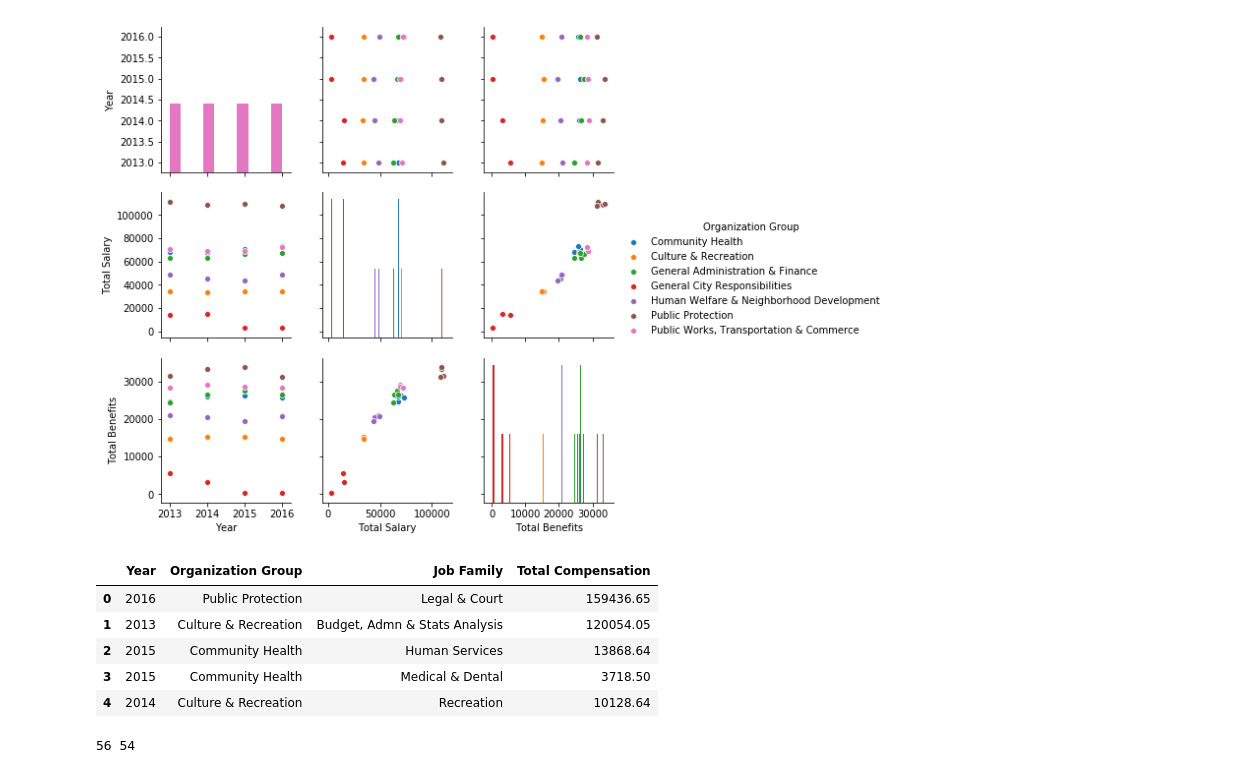
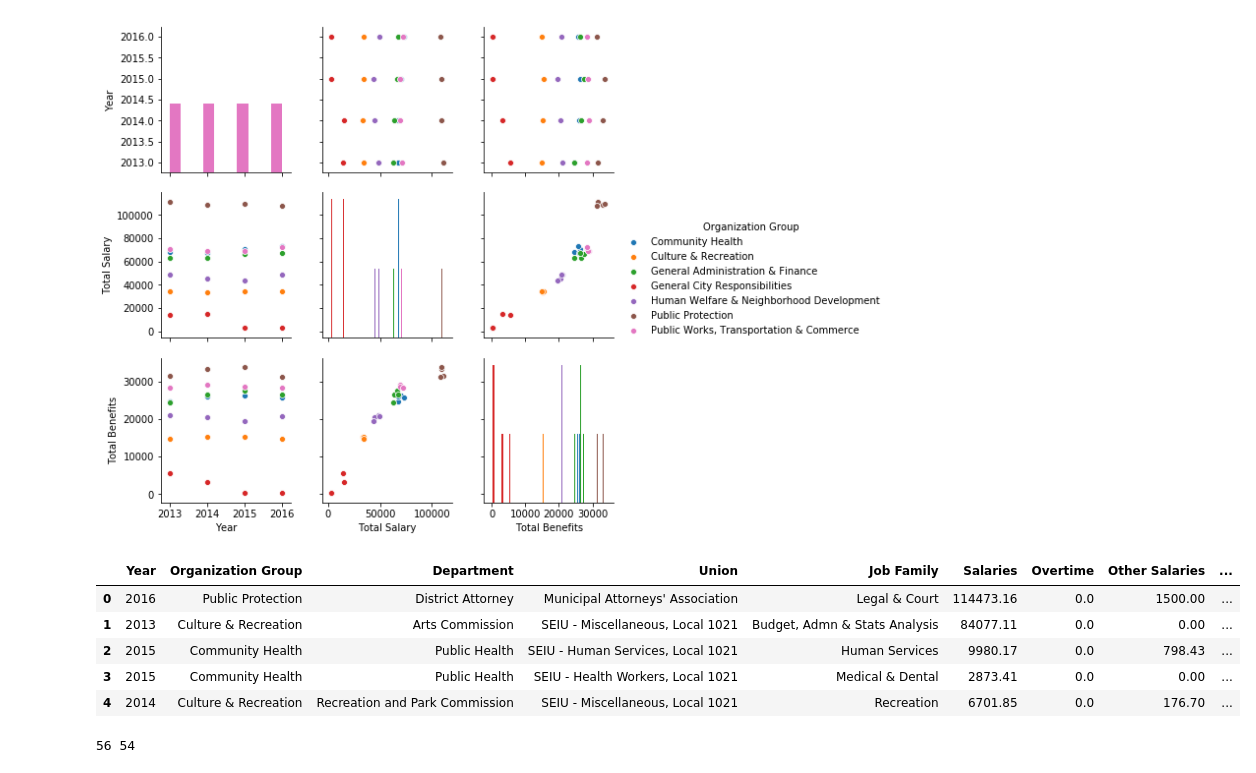
Before and after one commit to Aprendizado-de-Maquina-2018-2/regressao, a Jupyter notebook: Projeto 2 .ipynb, the cells around one changed output. Cells and saved outputs as stored; diff of their text form; code cells hidden in the pictures.

```diff
--- a/Projeto 2 .ipynb
+++ b/Projeto 2 .ipynb
@@ -134,16 +143,33 @@ sns.pairplot(benefits_salary, hue='Organization Group', diag_kind='hist')
 <seaborn.axisgrid.PairGrid at 0x...>
 [figure]
 # %%
-to_be_removed = ['Year Type','Union','Department','Organization Group Code','Department Code','Union Code','Job Family Code','Job Code','Job','Employee Identifier', 'Retirement','Health/Dental', 'Other Benefits', 'Salaries', 'Overtime','Other Salaries', 'Total Salary','Total Benefits']
+to_be_removed = [
+    'Year Type',
+    'Organization Group Code',
+    'Department Code',
+    'Union Code',
+    'Job Family Code',
+    'Job Code',
+    'Job',
+    'Employee Identifier',
+#     'Retirement',
+#     'Health/Dental',
+#     'Other Benefits',
+#     'Salaries',
+#     'Overtime',
+#     'Other Salaries',
+#     'Total Salary',
+#     'Total Benefits'
+]
 ds = dataset.drop(to_be_removed,axis=1)
 ds.head()
 # %% [output]
-|  | Year | Organization Group | Job Family | Total Compensation |
-| 0 | 2016 | Public Protection | Legal & Court | 159436.65 |
-| 1 | 2013 | Culture & Recreation | Budget, Admn & Stats Analysis | 120054.05 |
-| 2 | 2015 | Community Health | Human Services | 13868.64 |
-| 3 | 2015 | Community Health | Medical & Dental | 3718.50 |
-| 4 | 2014 | Culture & Recreation | Recreation | 10128.64 |
+|  | Year | Organization Group | Department | Union | Job Family | Salaries | Overtime | Other Salaries | ... |
+| 0 | 2016 | Public Protection | District Attorney | Municipal Attorneys' Association | Legal & Court | 114473.16 | 0.0 | 1500.00 | ... |
+| 1 | 2013 | Culture & Recreation | Arts Commission | SEIU - Miscellaneous, Local 1021 | Budget, Admn & Stats Analysis | 84077.11 | 0.0 | 0.00 | ... |
+| 2 | 2015 | Community Health | Public Health | SEIU - Human Services, Local 1021 | Human Services | 9980.17 | 0.0 | 798.43 | ... |
+| 3 | 2015 | Community Health | Public Health | SEIU - Health Workers, Local 1021 | Medical & Dental | 2873.41 | 0.0 | 0.00 | ... |
+| 4 | 2014 | Culture & Recreation | Recreation and Park Commission | SEIU - Miscellaneous, Local 1021 | Recreation | 6701.85 | 0.0 | 176.70 | ... |
 # %%
 print(
     len(dataset['Job Family'].unique()),
```
Also changed, not shown: parts of 9 cells of this notebook.
